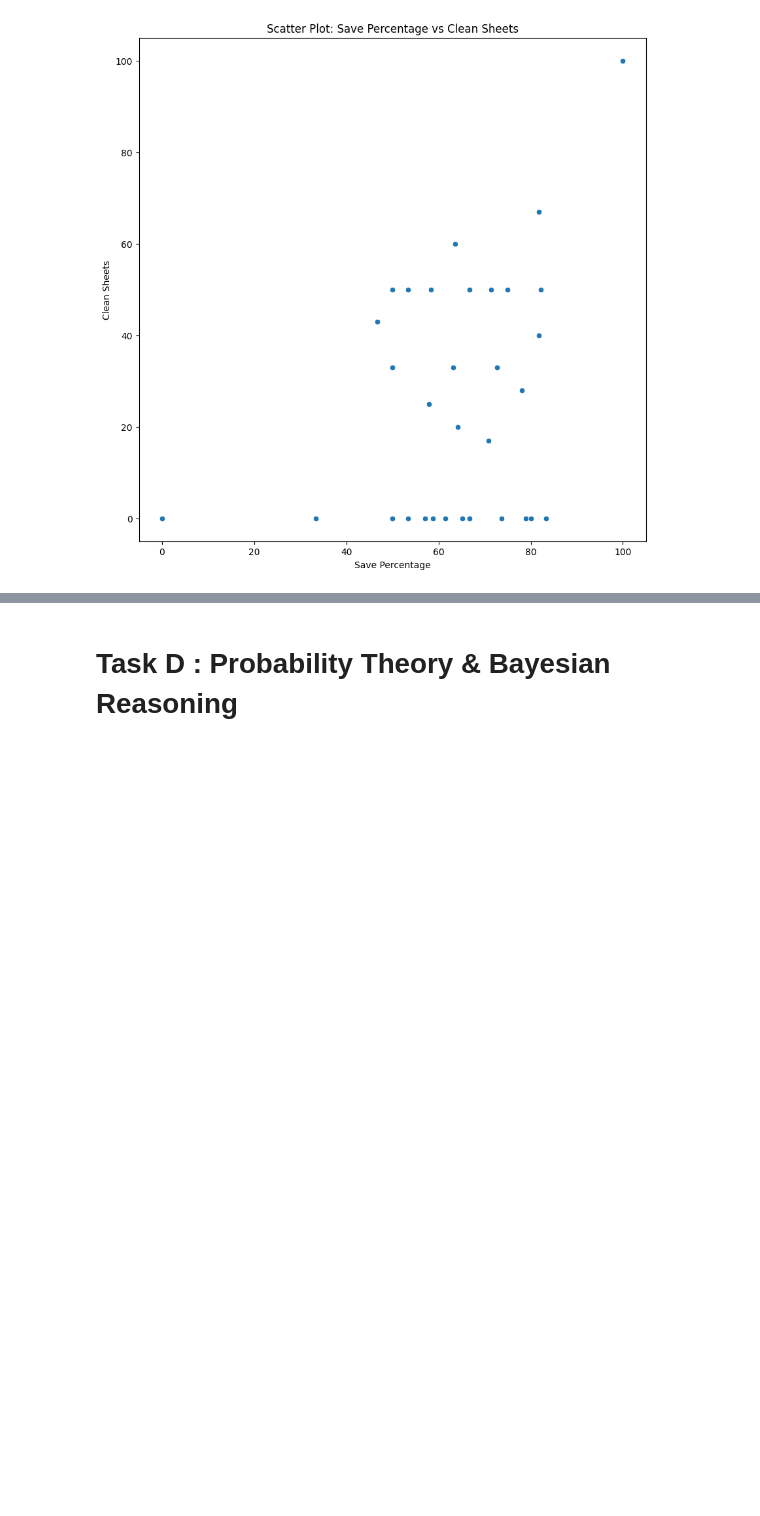
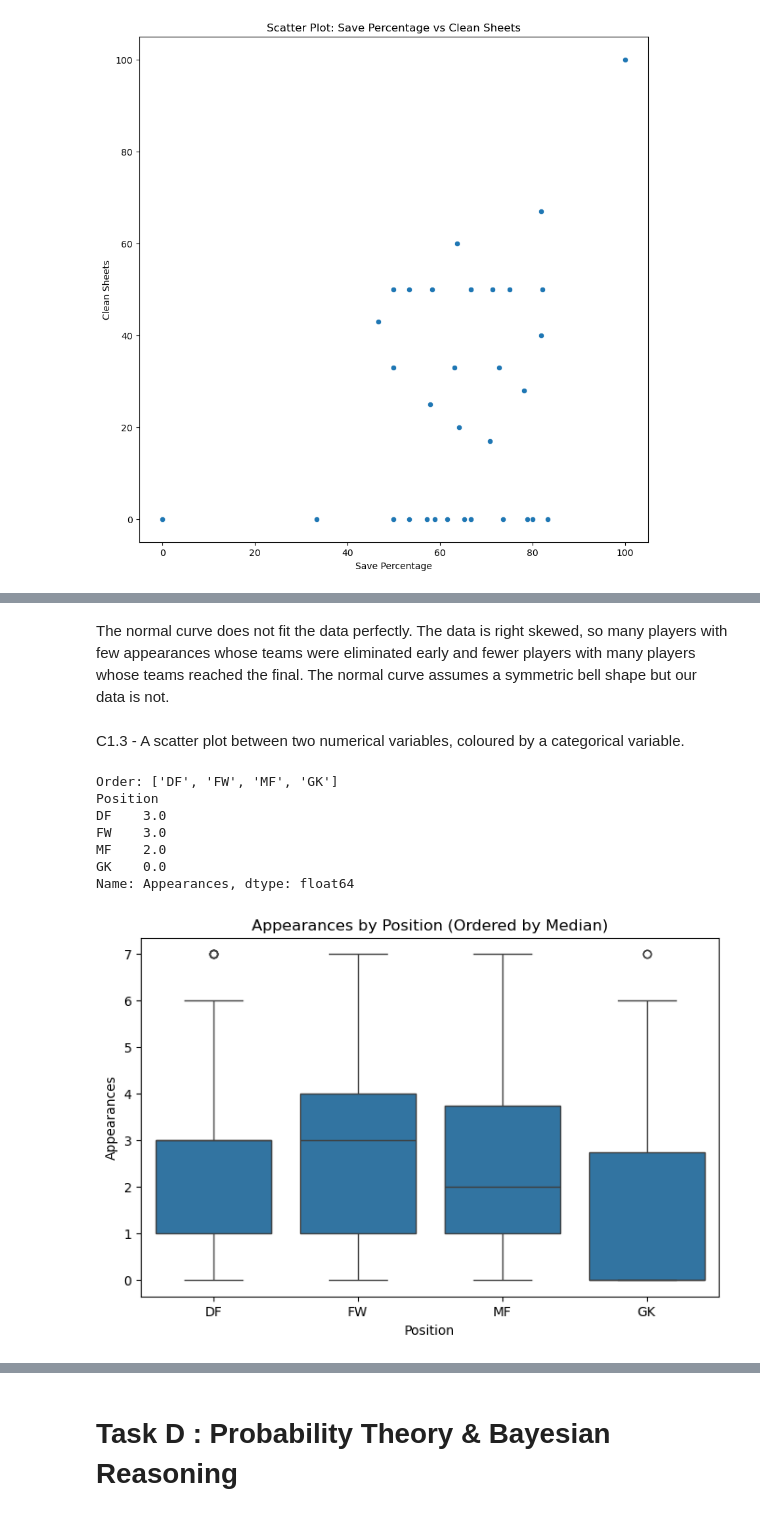
Before and after one commit to SamUM13/UM_WQD7013StatisticsforDS_Assignment1, a Jupyter notebook: 7013_Ass1.ipynb, the cells around one changed output, grey strips where cells are left out. Saved outputs shown, nothing was run; the diff lists cells and outputs as text; code cells hidden in the pictures; blank space fills up the shorter version.

```diff
--- a/7013_Ass1.ipynb
+++ b/7013_Ass1.ipynb
@@ -690,0 +778,27 @@ plt.show()
+# %% [markdown]
+The normal curve does not fit the data perfectly. The data is right skewed, so many players with few appearances whose teams were eliminated early and fewer players with many players whose teams reached the final. The normal curve assumes a symmetric bell shape but our data is not.
+# %% [markdown]
+C1.3 - A scatter plot between two numerical variables, coloured by a categorical variable.
+# %%
+#Sort by median
+median_by_pos = df_zero.groupby('Position')['Appearances'].median().sort_values(ascending=False)
+position_order = median_by_pos.index.tolist()
+print("Order:", position_order)
+print(median_by_pos)
+
+#boxplot
+plt.figure(figsize=(8, 5))
+sns.boxplot(data=df_zero, x='Position', y='Appearances', order=position_order)
+plt.title('Appearances by Position (Ordered by Median)')
+plt.xlabel('Position')
+plt.ylabel('Appearances')
+plt.show()
+# %% [output]
+Order: ['DF', 'FW', 'MF', 'GK']
+Position
+DF    3.0
+FW    3.0
+MF    2.0
+GK    0.0
+Name: Appearances, dtype: float64
+[figure, added]
```
Also changed, not shown: parts of 29 cells of this notebook.
